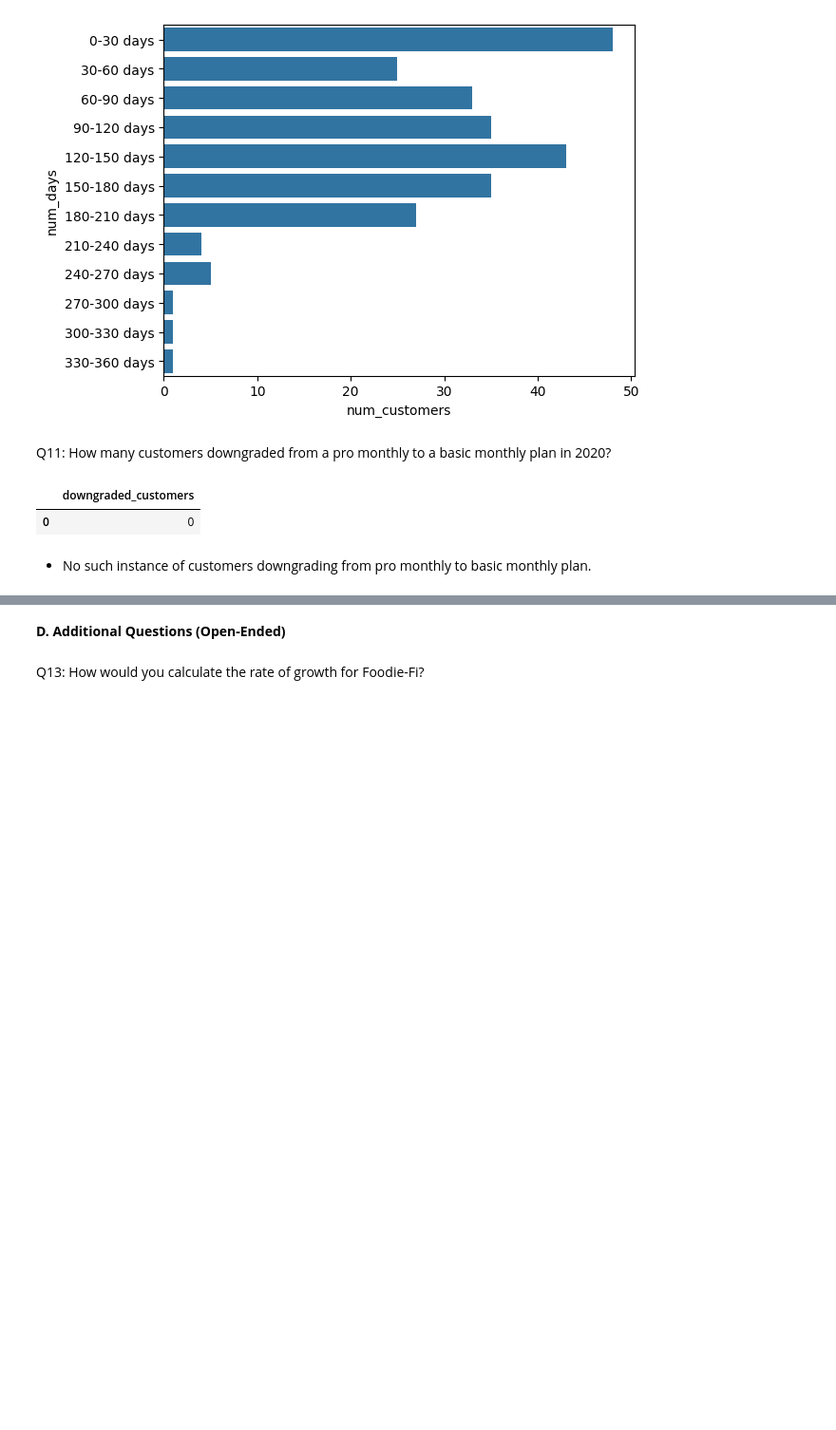
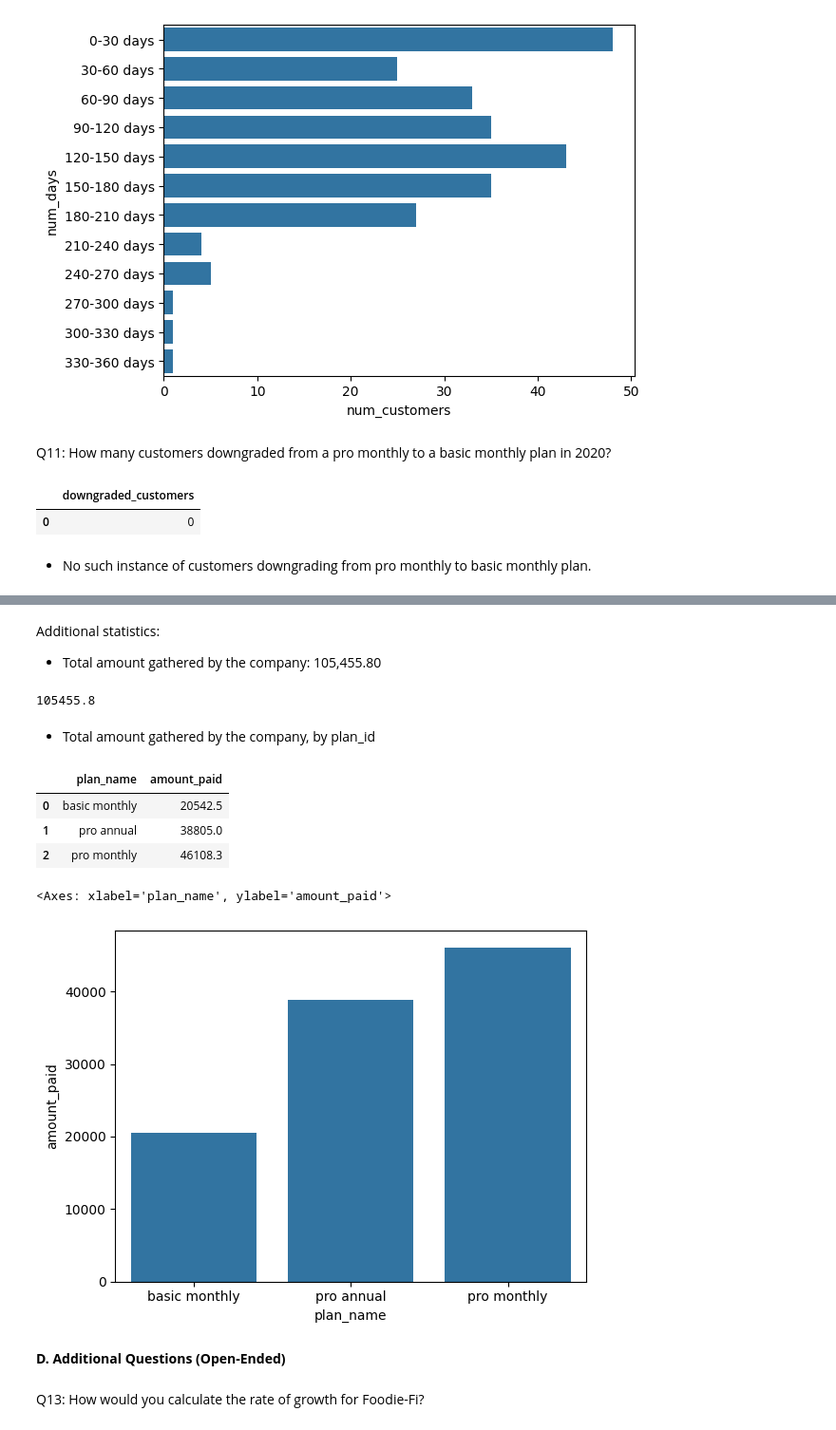
Before and after one commit to 20100215/8_Week_SQL_Challenge, a Jupyter notebook: Week 3 (Foodie-Fi)/week3.ipynb, the cells around one changed output, grey strips where cells are left out. Shown: that part at 95% size. Cells and saved outputs as stored; diff of their text form; code cells hidden in the pictures; blank space fills up the shorter version.

```diff
--- a/Week 3 (Foodie-Fi)/week3.ipynb
+++ b/Week 3 (Foodie-Fi)/week3.ipynb
@@ -566,3 +636,26 @@ Q12: The Foodie-Fi team wants you to create a new payments table for the year 20
+# %% [markdown]
+Additional statistics:
+- Total amount gathered by the company: 105,455.80
+# %%
+q12_df = q12_df[q12_df['price'] != 0]
+q12_df.amount_paid.sum()
+# %% [output]
+105455.8
+# %% [markdown]
+- Total amount gathered by the company, by plan_id
+# %%
+q12_df_grouped = q12_df.groupby('plan_name')['amount_paid'].sum().reset_index()
+q12_df_grouped
+# %% [output]
+|  | plan_name | amount_paid |
+| 0 | basic monthly | 20542.5 |
+| 1 | pro annual | 38805.0 |
+| 2 | pro monthly | 46108.3 |
+# %%
+sns.barplot(data=q12_df_grouped, x='plan_name', y='amount_paid')
+# %% [output]
+<Axes: xlabel='plan_name', ylabel='amount_paid'>
+[figure, added]
 # %% [markdown]
 **D. Additional Questions (Open-Ended)**
 # %% [markdown]
```
Also changed, not shown: parts of 11 cells of this notebook.
